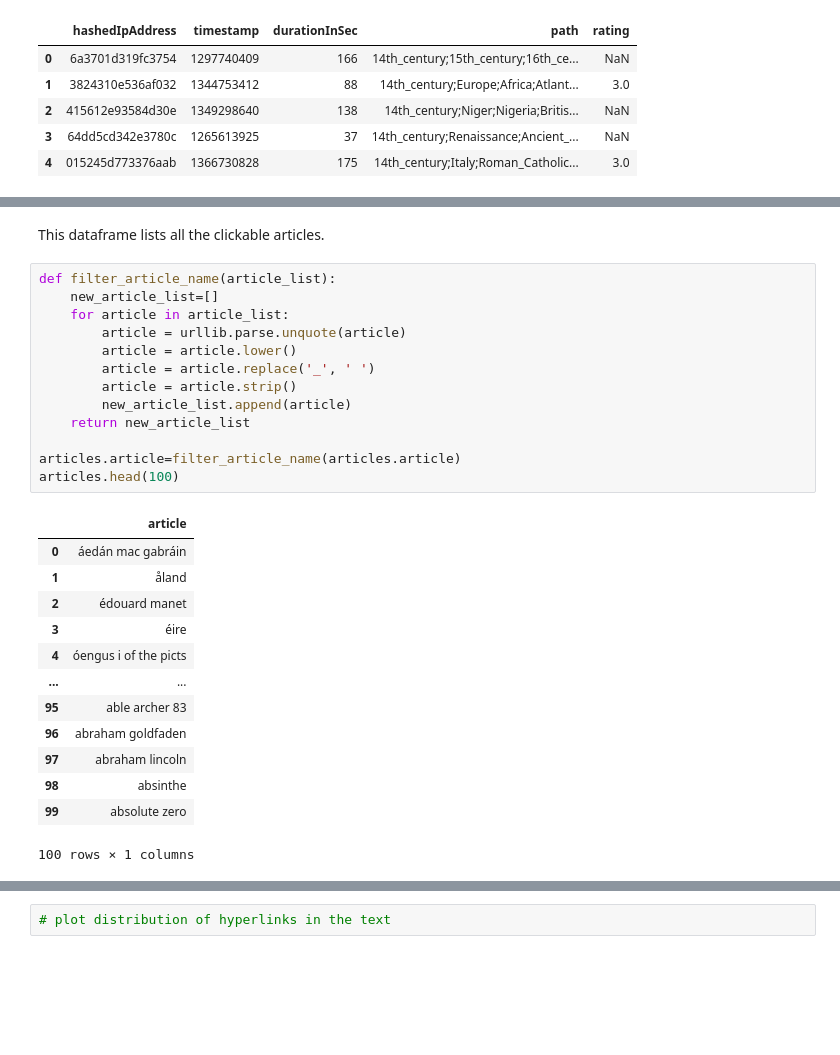
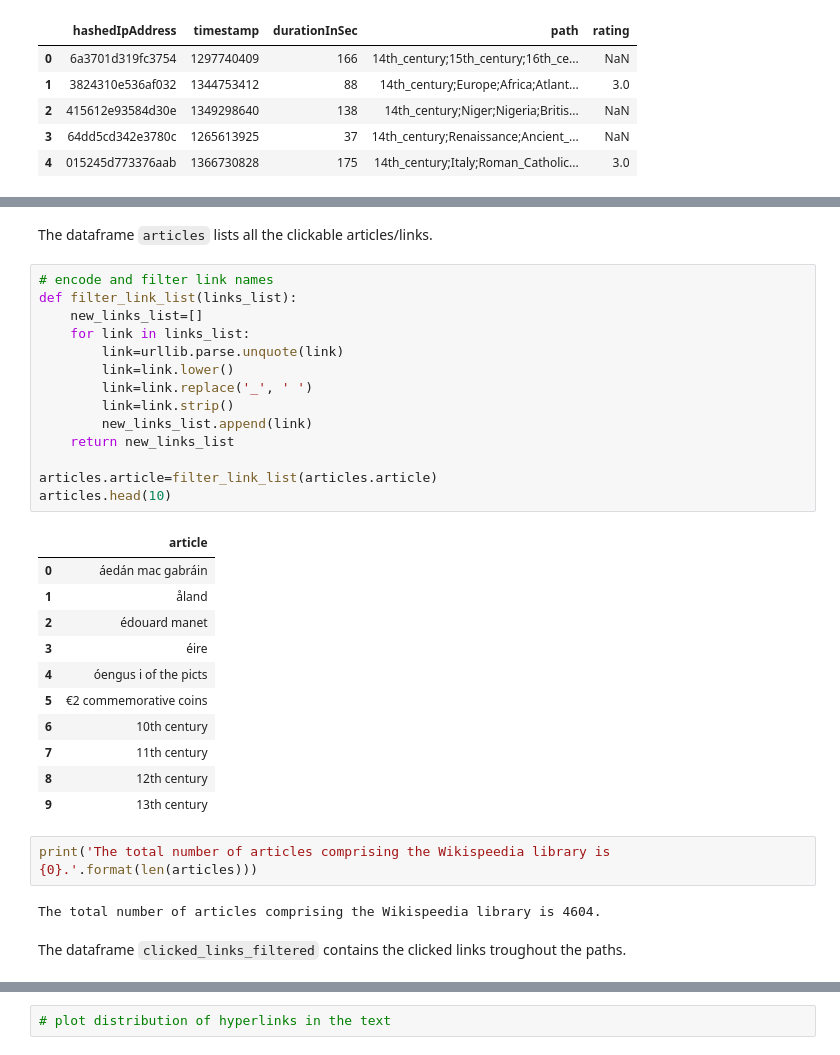
Before and after one commit to epfl-ada/ada-2022-project-theadalyzers, a Jupyter notebook: P2.ipynb, the cells around one changed output, grey strips where cells are left out. Cells and saved outputs as stored; diff of their text form; blank space fills up the shorter version.

```diff
--- a/P2.ipynb
+++ b/P2.ipynb
@@ -62,30 +72,35 @@ paths_finished.head()
 # %% [markdown]
-This dataframe lists all the clickable articles.
+The dataframe `articles` lists all the clickable articles/links.
 # %%
-def filter_article_name(article_list):
-    new_article_list=[]
-    for article in article_list:
-        article = urllib.parse.unquote(article)
-        article = article.lower()
-        article = article.replace('_', ' ')
-        article = article.strip()
-        new_article_list.append(article)
-    return new_article_list
+# encode and filter link names
+def filter_link_list(links_list):
+    new_links_list=[]
+    for link in links_list:
+        link=urllib.parse.unquote(link)
+        link=link.lower()
+        link=link.replace('_', ' ')
+        link=link.strip()
+        new_links_list.append(link)
+    return new_links_list
 
-articles.article=filter_article_name(articles.article)
-articles.head(100)
+articles.article=filter_link_list(articles.article)
+articles.head(10)
 # %% [output]
 |  | article |
 | 0 | áedán mac gabráin |
 | 1 | åland |
 | 2 | édouard manet |
 | 3 | éire |
 | 4 | óengus i of the picts |
-| ... | ... |
-| 95 | able archer 83 |
-| 96 | abraham goldfaden |
-| 97 | abraham lincoln |
-| 98 | absinthe |
-| 99 | absolute zero |
+| 5 | €2 commemorative coins |
+| 6 | 10th century |
+| 7 | 11th century |
+| 8 | 12th century |
+| 9 | 13th century |
-100 rows × 1 columns
+# %%
+print('The total number of articles comprising the Wikispeedia library is {0}.'.format(len(articles)))
+# %% [output]
+The total number of articles comprising the Wikispeedia library is 4604.
+# %% [markdown]
+The dataframe `clicked_links_filtered` contains the clicked links troughout the paths.
 # %%
```
Also changed, not shown: parts of 43 cells of this notebook.
